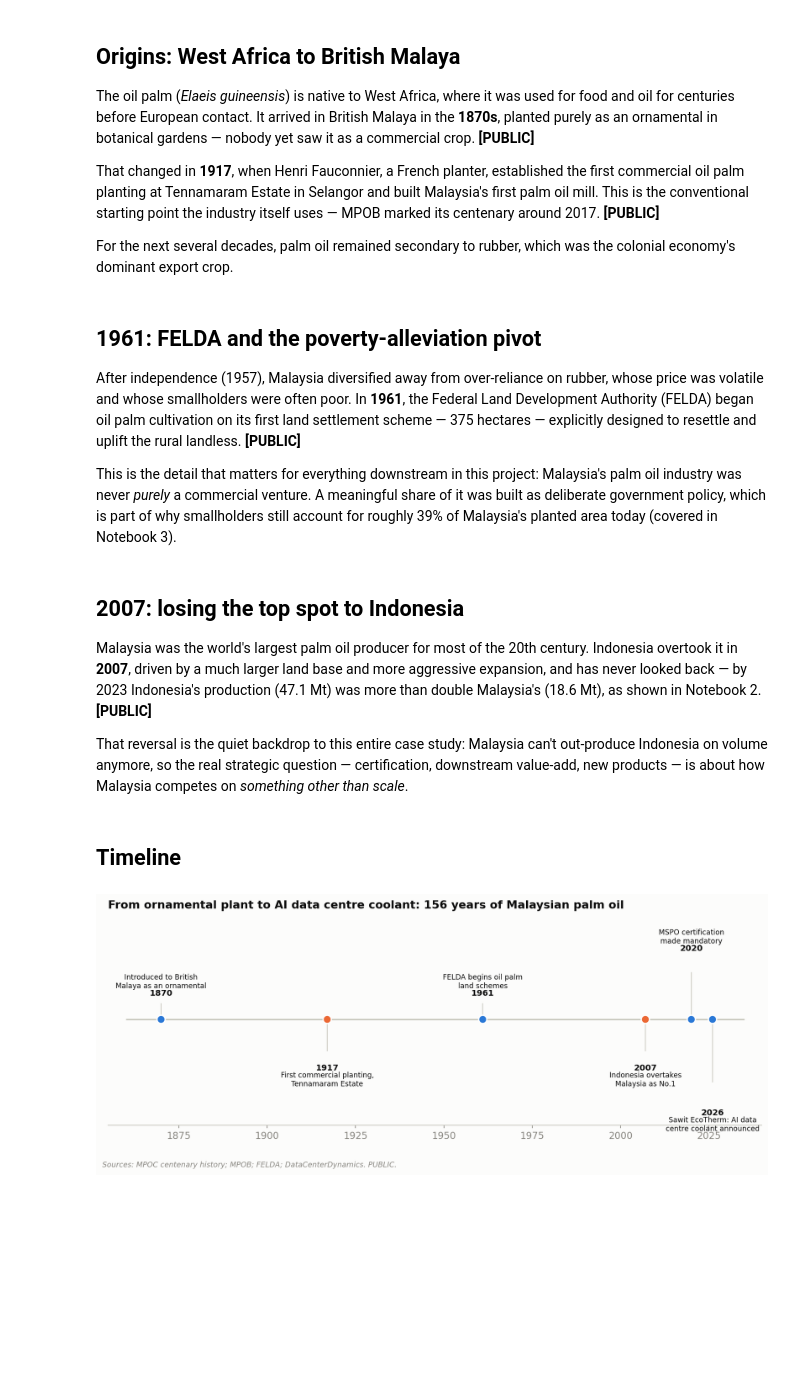
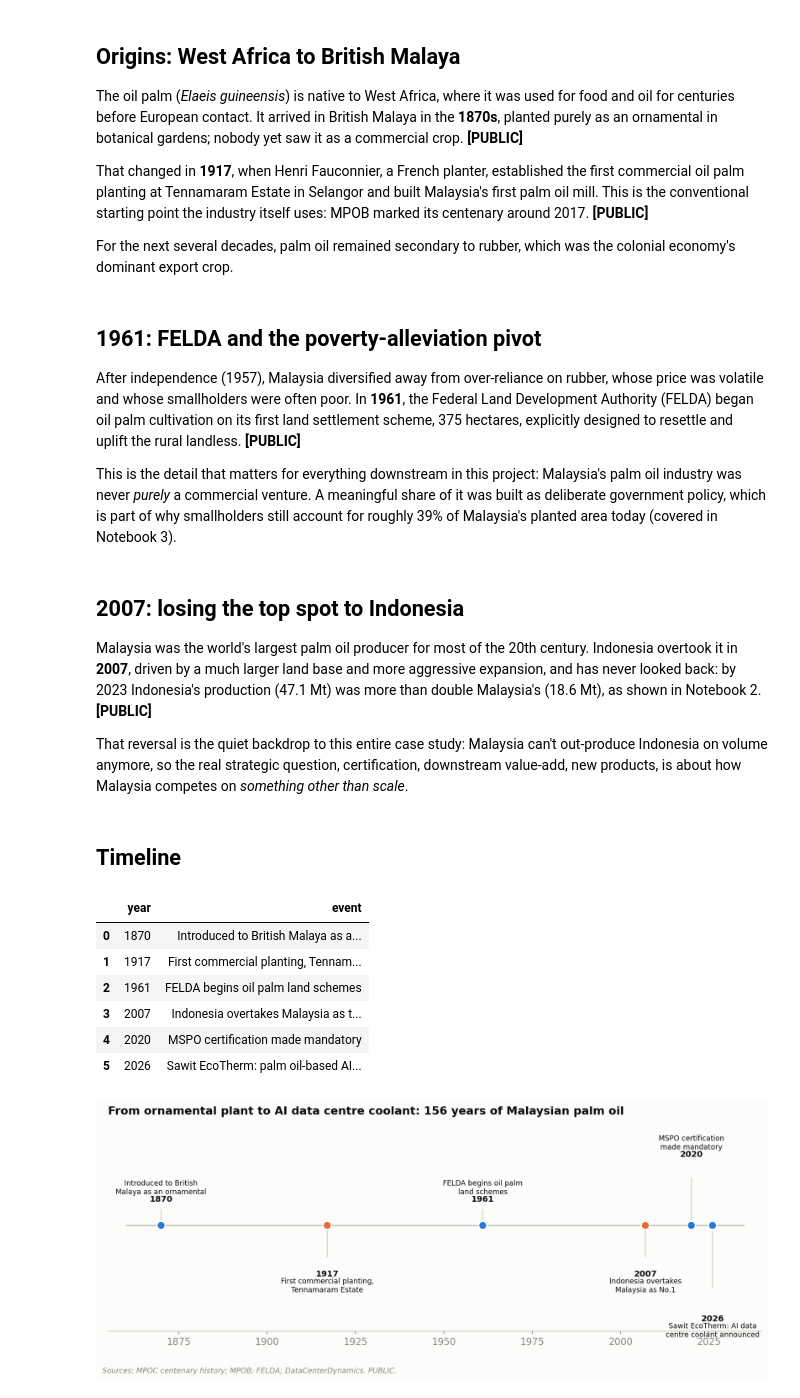
Before and after one commit to ooi-darren/malaysia-palm-oil, a Jupyter notebook: notebooks/01_history_and_origins.ipynb, the cells around one changed output. Saved outputs shown, nothing was run; the diff lists cells and outputs as text; code cells hidden in the pictures; blank space fills up the shorter version.

```diff
--- a/notebooks/01_history_and_origins.ipynb
+++ b/notebooks/01_history_and_origins.ipynb
@@ -5,25 +5,45 @@
 # %% [markdown]
 ## Origins: West Africa to British Malaya
 
-The oil palm (*Elaeis guineensis*) is native to West Africa, where it was used for food and oil for centuries before European contact. It arrived in British Malaya in the **1870s**, planted purely as an ornamental in botanical gardens — nobody yet saw it as a commercial crop. **[PUBLIC]**
+The oil palm (*Elaeis guineensis*) is native to West Africa, where it was used for food and oil for centuries before European contact. It arrived in British Malaya in the **1870s**, planted purely as an ornamental in botanical gardens; nobody yet saw it as a commercial crop. **[PUBLIC]**
 
-That changed in **1917**, when Henri Fauconnier, a French planter, established the first commercial oil palm planting at Tennamaram Estate in Selangor and built Malaysia's first palm oil mill. This is the conventional starting point the industry itself uses — MPOB marked its centenary around 2017. **[PUBLIC]**
+That changed in **1917**, when Henri Fauconnier, a French planter, established the first commercial oil palm planting at Tennamaram Estate in Selangor and built Malaysia's first palm oil mill. This is the conventional starting point the industry itself uses: MPOB marked its centenary around 2017. **[PUBLIC]**
 
 For the next several decades, palm oil remained secondary to rubber, which was the colonial economy's dominant export crop.
 # %% [markdown]
 ## 1961: FELDA and the poverty-alleviation pivot
 
-After independence (1957), Malaysia diversified away from over-reliance on rubber, whose price was volatile and whose smallholders were often poor. In **1961**, the Federal Land Development Authority (FELDA) began oil palm cultivation on its first land settlement scheme — 375 hectares — explicitly designed to resettle and uplift the rural landless. **[PUBLIC]**
+After independence (1957), Malaysia diversified away from over-reliance on rubber, whose price was volatile and whose smallholders were often poor. In **1961**, the Federal Land Development Authority (FELDA) began oil palm cultivation on its first land settlement scheme, 375 hectares, explicitly designed to resettle and uplift the rural landless. **[PUBLIC]**
 
 This is the detail that matters for everything downstream in this project: Malaysia's palm oil industry was never *purely* a commercial venture. A meaningful share of it was built as deliberate government policy, which is part of why smallholders still account for roughly 39% of Malaysia's planted area today (covered in Notebook 3).
 # %% [markdown]
 ## 2007: losing the top spot to Indonesia
 
-Malaysia was the world's largest palm oil producer for most of the 20th century. Indonesia overtook it in **2007**, driven by a much larger land base and more aggressive expansion, and has never looked back — by 2023 Indonesia's production (47.1 Mt) was more than double Malaysia's (18.6 Mt), as shown in Notebook 2. **[PUBLIC]**
+Malaysia was the world's largest palm oil producer for most of the 20th century. Indonesia overtook it in **2007**, driven by a much larger land base and more aggressive expansion, and has never looked back: by 2023 Indonesia's production (47.1 Mt) was more than double Malaysia's (18.6 Mt), as shown in Notebook 2. **[PUBLIC]**
 
-That reversal is the quiet backdrop to this entire case study: Malaysia can't out-produce Indonesia on volume anymore, so the real strategic question — certification, downstream value-add, new products — is about how Malaysia competes on *something other than scale*.
+That reversal is the quiet backdrop to this entire case study: Malaysia can't out-produce Indonesia on volume anymore, so the real strategic question, certification, downstream value-add, new products, is about how Malaysia competes on *something other than scale*.
 # %% [markdown]
 ## Timeline
+# %%
+import pandas as pd
+
+timeline = pd.DataFrame([
+    (1870, "Introduced to British Malaya as an ornamental"),
+    (1917, "First commercial planting, Tennamaram Estate, Selangor"),
+    (1961, "FELDA begins oil palm land schemes"),
+    (2007, "Indonesia overtakes Malaysia as the world's No.1 producer"),
+    (2020, "MSPO certification made mandatory"),
+    (2026, "Sawit EcoTherm: palm oil-based AI data centre coolant announced"),
+], columns=["year", "event"])
+timeline
+# %% [output]
+|  | year | event |
+| 0 | 1870 | Introduced to British Malaya as a... |
+| 1 | 1917 | First commercial planting, Tennam... |
+| 2 | 1961 | FELDA begins oil palm land schemes |
+| 3 | 2007 | Indonesia overtakes Malaysia as t... |
+| 4 | 2020 | MSPO certification made mandatory |
+| 5 | 2026 | Sawit EcoTherm: palm oil-based AI... |
 # %%
 from IPython.display import Image
 Image(filename='../outputs/figures/01_palm_oil_timeline.png')
```
Also changed, not shown: parts of 5 cells of this notebook, 7 other files.
